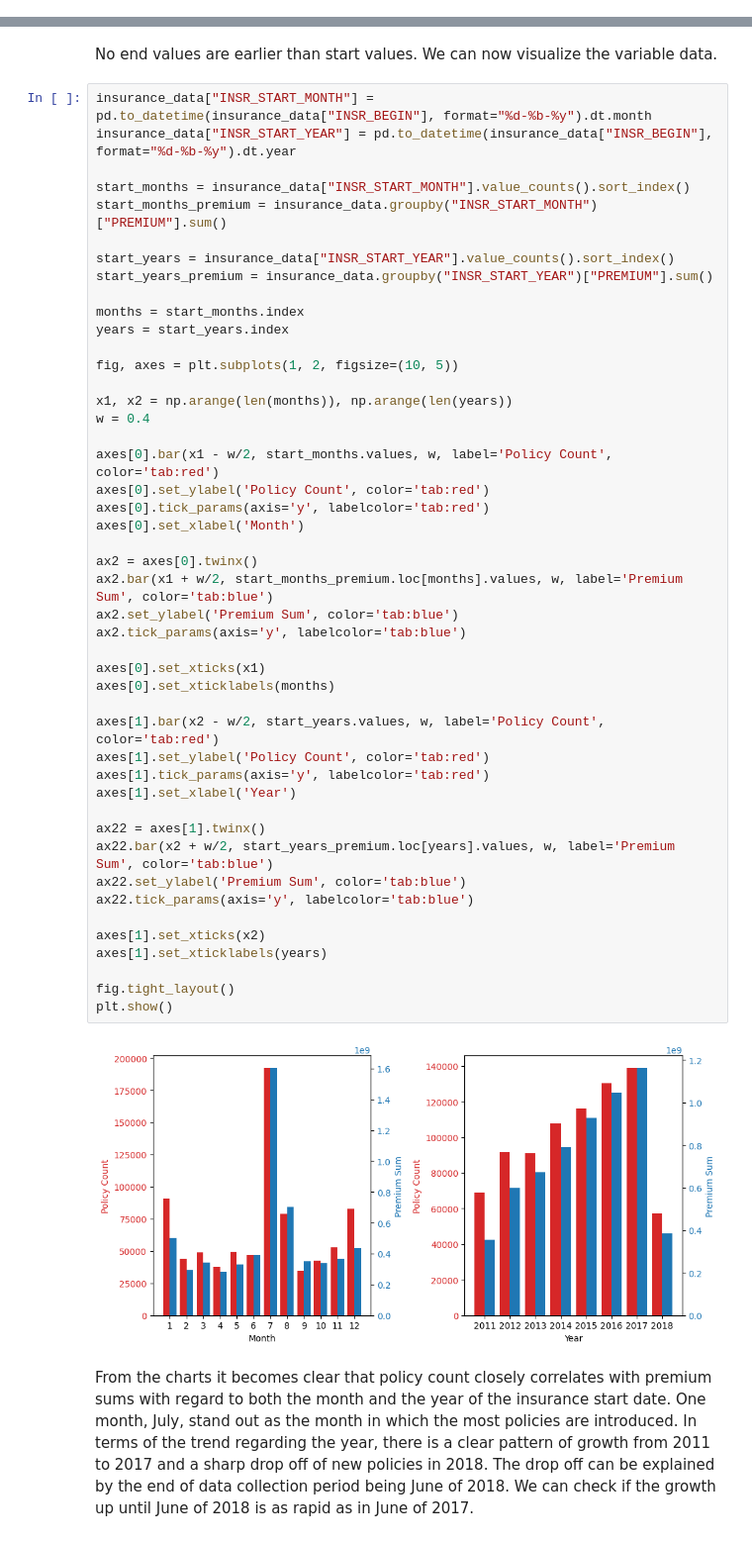
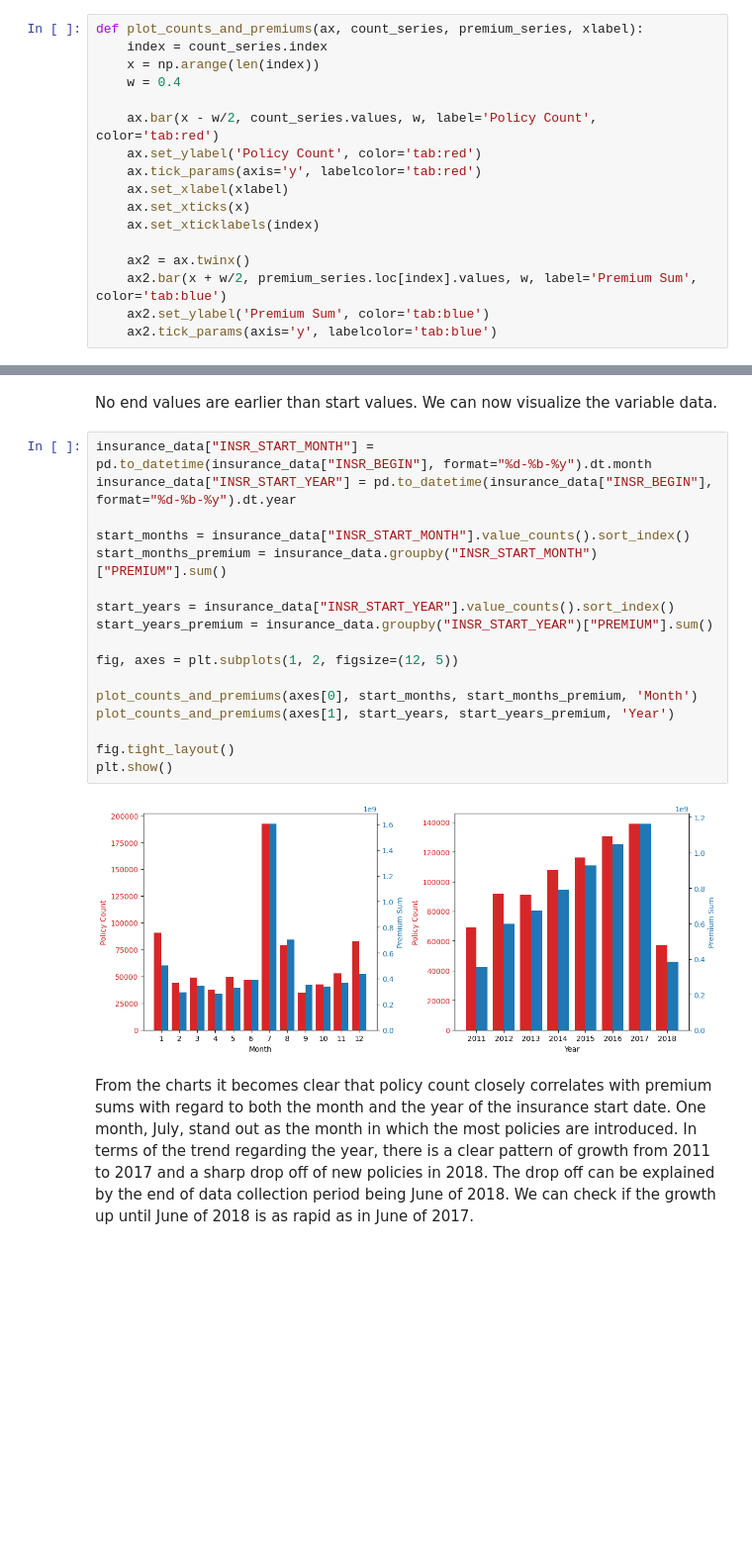
Before and after one commit to Mykolazaz/ethiopian-insurance-premiums, a Jupyter notebook: Basics.ipynb, the cells around one changed output, grey strips where cells are left out. Shown: that part at 99% size. Saved outputs shown, nothing was run; the diff lists cells and outputs as text; blank space fills up the shorter version.

Commit message:
Policy counts & premiums charts moved to function

```diff
--- a/Basics.ipynb
+++ b/Basics.ipynb
@@ -16,3 +18,20 @@ insurance_data_2 = pd.read_csv("insuranceData/motor_data14-2018.csv")
+# %%
+def plot_counts_and_premiums(ax, count_series, premium_series, xlabel):
+    index = count_series.index
+    x = np.arange(len(index))
+    w = 0.4
+
+    ax.bar(x - w/2, count_series.values, w, label='Policy Count', color='tab:red')
+    ax.set_ylabel('Policy Count', color='tab:red')
+    ax.tick_params(axis='y', labelcolor='tab:red')
+    ax.set_xlabel(xlabel)
+    ax.set_xticks(x)
+    ax.set_xticklabels(index)
+
+    ax2 = ax.twinx()
+    ax2.bar(x + w/2, premium_series.loc[index].values, w, label='Premium Sum', color='tab:blue')
+    ax2.set_ylabel('Premium Sum', color='tab:blue')
+    ax2.tick_params(axis='y', labelcolor='tab:blue')
 # %% [markdown]
 ## Dataset overview
 
@@ -126,51 +145,22 @@ No end values are earlier than start values. We can now visualize the variable d
 # %%
 insurance_data["INSR_START_MONTH"] = pd.to_datetime(insurance_data["INSR_BEGIN"], format="%d-%b-%y").dt.month
 insurance_data["INSR_START_YEAR"] = pd.to_datetime(insurance_data["INSR_BEGIN"], format="%d-%b-%y").dt.year
 
 start_months = insurance_data["INSR_START_MONTH"].value_counts().sort_index()
 start_months_premium = insurance_data.groupby("INSR_START_MONTH")["PREMIUM"].sum()
 
 start_years = insurance_data["INSR_START_YEAR"].value_counts().sort_index()
 start_years_premium = insurance_data.groupby("INSR_START_YEAR")["PREMIUM"].sum()
 
-months = start_months.index
-years = start_years.index
+fig, axes = plt.subplots(1, 2, figsize=(12, 5))
 
-fig, axes = plt.subplots(1, 2, figsize=(10, 5))
-
-x1, x2 = np.arange(len(months)), np.arange(len(years))
-w = 0.4
-
-axes[0].bar(x1 - w/2, start_months.values, w, label='Policy Count', color='tab:red')
-axes[0].set_ylabel('Policy Count', color='tab:red')
-axes[0].tick_params(axis='y', labelcolor='tab:red')
-axes[0].set_xlabel('Month')
-
-ax2 = axes[0].twinx()
-ax2.bar(x1 + w/2, start_months_premium.loc[months].values, w, label='Premium Sum', color='tab:blue')
-ax2.set_ylabel('Premium Sum', color='tab:blue')
-ax2.tick_params(axis='y', labelcolor='tab:blue')
-
-axes[0].set_xticks(x1)
-axes[0].set_xticklabels(months)
-
-axes[1].bar(x2 - w/2, start_years.values, w, label='Policy Count', color='tab:red')
-axes[1].set_ylabel('Policy Count', color='tab:red')
-axes[1].tick_params(axis='y', labelcolor='tab:red')
-axes[1].set_xlabel('Year')
-
-ax22 = axes[1].twinx()
-ax22.bar(x2 + w/2, start_years_premium.loc[years].values, w, label='Premium Sum', color='tab:blue')
-ax22.set_ylabel('Premium Sum', color='tab:blue')
-ax22.tick_params(axis='y', labelcolor='tab:blue')
-
-axes[1].set_xticks(x2)
-axes[1].set_xticklabels(years)
+plot_counts_and_premiums(axes[0], start_months, start_months_premium, 'Month')
+plot_counts_and_premiums(axes[1], start_years, start_years_premium, 'Year')
 
 fig.tight_layout()
 plt.show()
 # %% [output]
-[figure, old version]
+[figure, new version]
 # %% [markdown]
 From the charts it becomes clear that policy count closely correlates with premium sums with regard to both the month and the year of the insurance start date. One month, July, stand out as the month in which the most policies are introduced. In terms of the trend regarding the year, there is a clear pattern of growth from 2011 to 2017 and a sharp drop off of new policies in 2018. The drop off can be explained by the end of data collection period being June of 2018. We can check if the growth up until June of 2018 is as rapid as in June of 2017.
 # %%
```
Also changed, not shown: parts of 1 cell of this notebook.
